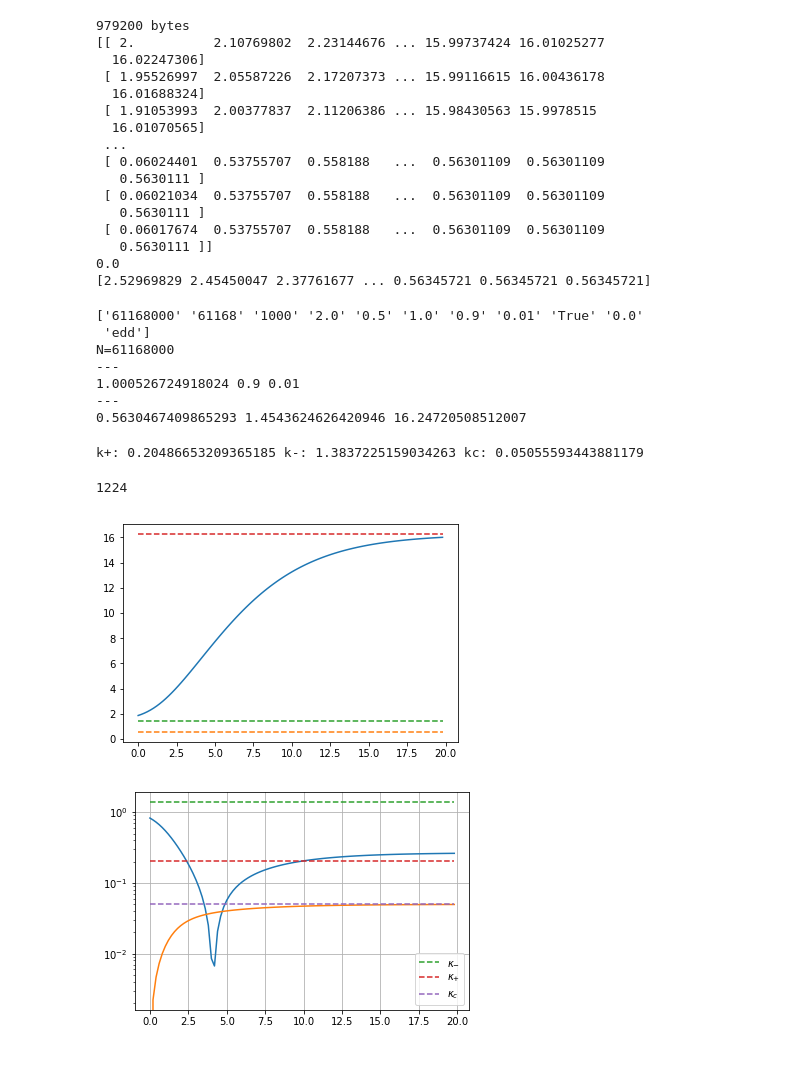
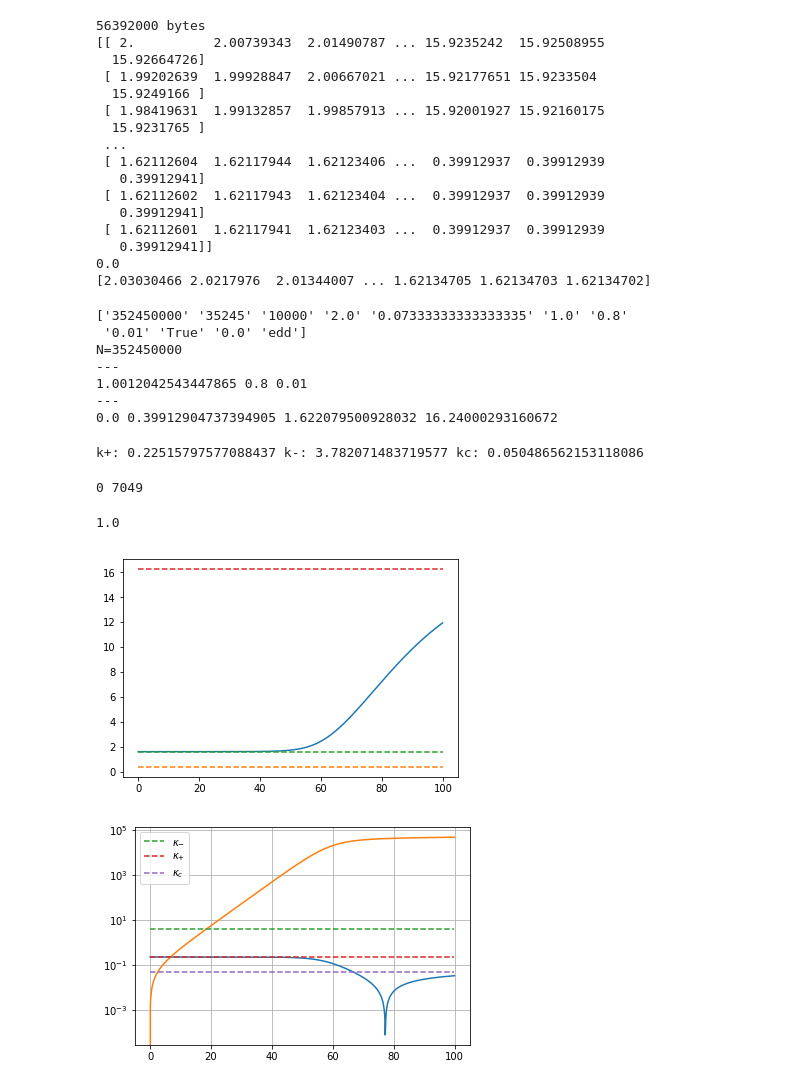
Before and after one commit to bpiotrzkowski/Double-Null-Code, a Jupyter notebook: All Function Checker.ipynb, the cells around one changed output. Saved outputs shown, nothing was run; the diff lists cells and outputs as text; code cells hidden in the pictures.

```diff
--- a/All Function Checker.ipynb
+++ b/All Function Checker.ipynb
@@ -16,7 +16,7 @@ import h5py
 
 #!jt -t onedork -cellw 90%
 # %%
-uscal=50
+uscal=5
 vscal=10
 extraterms=True
 # %%
@@ -88,22 +88,22 @@ if switchax==True:
 #print(massnp[1])
 print(rnp[:,4])
 # %% [output]
-979200 bytes
-[[ 2.          2.10769802  2.23144676 ... 15.99737424 16.01025277
-  16.02247306]
- [ 1.95526997  2.05587226  2.17207373 ... 15.99116615 16.00436178
-  16.01688324]
- [ 1.91053993  2.00377837  2.11206386 ... 15.98430563 15.9978515
-  16.01070565]
+56392000 bytes
+[[ 2.          2.00739343  2.01490787 ... 15.9235242  15.92508955
+  15.92664726]
+ [ 1.99202639  1.99928847  2.00667021 ... 15.92177651 15.9233504
+  15.9249166 ]
+ [ 1.98419631  1.99132857  1.99857913 ... 15.92001927 15.92160175
+  15.9231765 ]
  ...
- [ 0.06024401  0.53755707  0.558188   ...  0.56301109  0.56301109
-   0.5630111 ]
- [ 0.06021034  0.53755707  0.558188   ...  0.56301109  0.56301109
-   0.5630111 ]
- [ 0.06017674  0.53755707  0.558188   ...  0.56301109  0.56301109
-   0.5630111 ]]
+ [ 1.62112604  1.62117944  1.62123406 ...  0.39912937  0.39912939
+   0.39912941]
+ [ 1.62112602  1.62117943  1.62123404 ...  0.39912937  0.39912939
+   0.39912941]
+ [ 1.62112601  1.62117941  1.62123403 ...  0.39912937  0.39912939
+   0.39912941]]
 0.0
-[2.52969829 2.45450047 2.37761677 ... 0.56345721 0.56345721 0.56345721]
+[2.03030466 2.0217976  2.01344007 ... 1.62134705 1.62134703 1.62134702]
 # %%
 print(rnputil)
 
@@ -134,22 +134,22 @@ else:
 def fr(r,M,Q,Lambda):
     return 1-2*M/r+Q**2.0/r**2.0-Lambda*r**2.0/3.0
 
-sol = optimize.root(fr,[0.5,1.3,50.0],args=(M,Q,Lambda), method='hybr',tol=.0000001)
+sol = optimize.root(fr,[0.3,1.3,50.0],args=(M,Q,Lambda), method='hybr',tol=.0000001)
 rminus=sol.x[0]
 rplus=sol.x[1]
 rcosm=sol.x[2]
 print('---')
 print(M,Q,Lambda)
 print('---')
-print(rminus,rplus,rcosm)
+print(0.0,rminus,rplus,rcosm)
 # %% [output]
-['61168000' '61168' '1000' '2.0' '0.5' '1.0' '0.9' '0.01' 'True' '0.0'
- 'edd']
-N=61168000
+['352450000' '35245' '10000' '2.0' '0.07333333333333335' '1.0' '0.8'
+ '0.01' 'True' '0.0' 'edd']
+N=352450000
 ---
-1.000526724918024 0.9 0.01
+1.0012042543447865 0.8 0.01
 ---
-0.5630467409865293 1.4543624626420946 16.24720508512007
+0.0 0.39912904737394905 1.622079500928032 16.24000293160672
 # %%
 def kappa(fr,r,M,Q,Lambda):
     return 0.5*np.abs(scipy.misc.derivative(fr,r,dx=.00000001,n=1,args=(M,Q,Lambda)))
@@ -168,36 +168,43 @@ print('k+: '+str(kappaplus),'k-: '+str(kappaminus),'kc: '+str(kappacosm))
 
 #print(kappaplus-kappacosm)
 # %% [output]
-k+: 0.20486653209365185 k-: 1.3837225159034263 kc: 0.05055593443881179
+k+: 0.22515797577088437 k-: 3.782071483719577 kc: 0.050486562153118086
 # %%
-uval=3
-print(Nu)
+uval=500
+print(0,Nu)
 # %% [output]
-1224
+0 7049
+# %%
+dercorr=dr0v/0.5/np.abs(1-2*massnp[0][0]/rnp[0][0]+Q**2/rnp[0][0]**2-Lambda*(rnp[0][0])**2.0/3.0)
+vrange2=vrange*dercorr
+print(dercorr)
+# %% [output]
+1.0
 # %%
 plt.plot(vrange,rnp[uval])
 plt.plot([min(vrange),max(vrange)],[rminus,rminus],'--')
 plt.plot([min(vrange),max(vrange)],[rplus,rplus],'--')
 plt.plot([min(vrange),max(vrange)],[rcosm,rcosm],'--')
 #plt.ylim(rcosm-.0000001,rcosm+.0000001)
+#plt.ylim(rminus-.001,rminus+.001)
 plt.show()
 # %% [output]
-[figure, old version]
+[figure, new version]
 # %%
-plt.plot(vrange,np.abs(dsignpv[uval]))
-plt.plot(vrange,np.abs(dsignpu[uval]))
-plt.plot([min(vrange),max(vrange)],[kappaminus,kappaminus],'--',label=r'$\kappa_{-}$')
+plt.plot(vrange2,np.abs(dsignpv[uval])/dercorr)
+plt.plot(vrange2,np.abs(dsignpu[uval])/dercorr)
+plt.plot([min(vrange2),max(vrange2)],[kappaminus,kappaminus],'--',label=r'$\kappa_{-}$')
 #plt.plot([min(vrange),max(vrange)],[kappaminus-kappacosm,kappaminus-kappacosm],'--',label=r'$\kappa_{-}-\kappa_{c}$')
 #plt.plot([min(vrange),max(vrange)],[kappaminus-kappaplus,kappaminus-kappaplus],'--',label=r'$\kappa_{-}-\kappa_{+}$')
-plt.plot([min(vrange),max(vrange)],[kappaplus,kappaplus],'--',label=r'$\kappa_{+}$')
-plt.plot([min(vrange),max(vrange)],[kappacosm,kappacosm],'--',label=r'$\kappa_{c}$')
+plt.plot([min(vrange2),max(vrange2)],[kappaplus,kappaplus],'--',label=r'$\kappa_{+}$')
+plt.plot([min(vrange2),max(vrange2)],[kappacosm,kappacosm],'--',label=r'$\kappa_{c}$')
 #plt.plot([min(vrange),max(vrange)],[kappaplus-kappacosm,kappaplus-kappacosm],'--',label=r'$\kappa_{c}$')
 plt.yscale('log')
 #plt.ylim(-.11,-.09)
 plt.ylim()
 plt.legend(loc='best')
 plt.grid()
 plt.show()
 # %% [output]
-[figure, old version]
+[figure, new version]
 # %%
```
Also changed, not shown: parts of 18 cells of this notebook.
